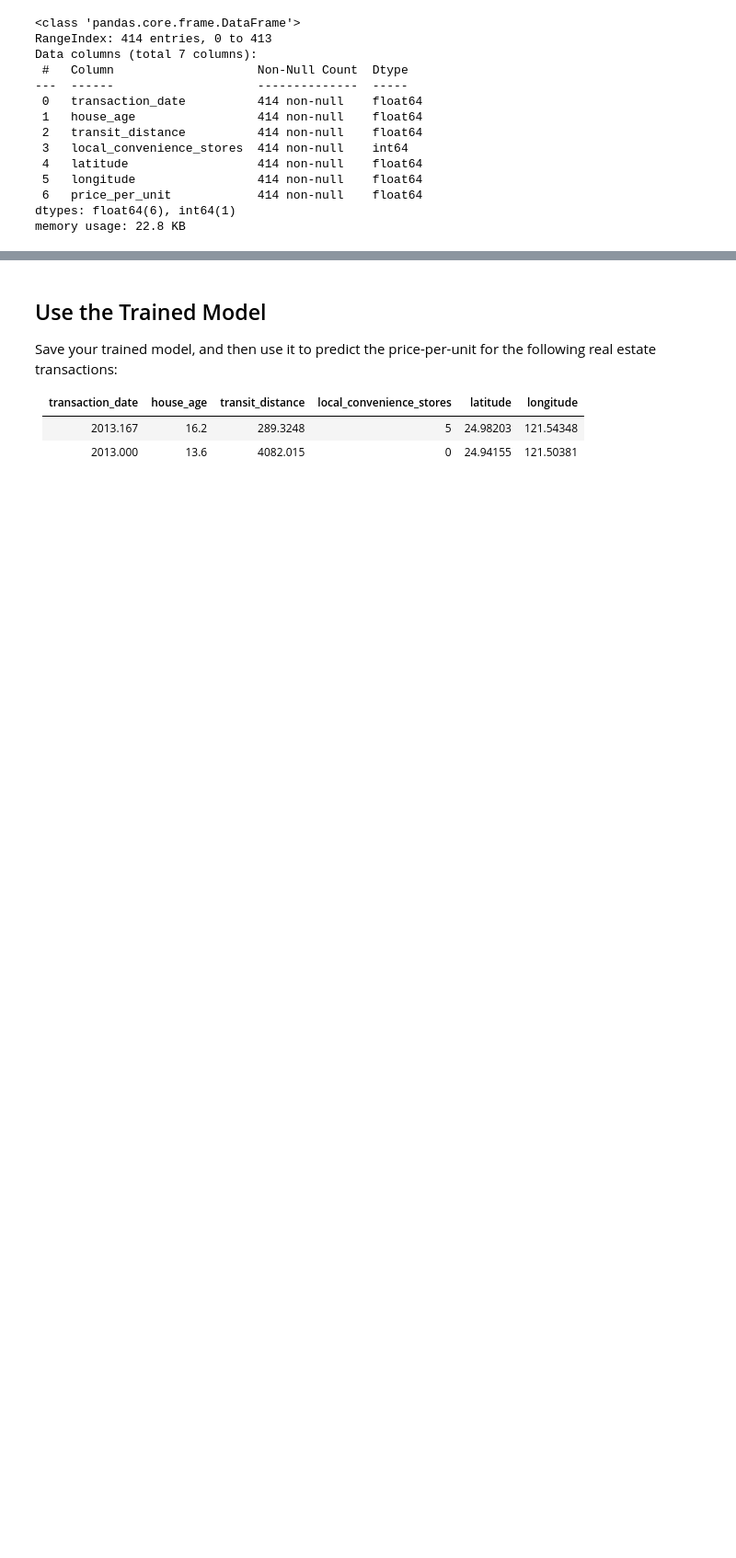
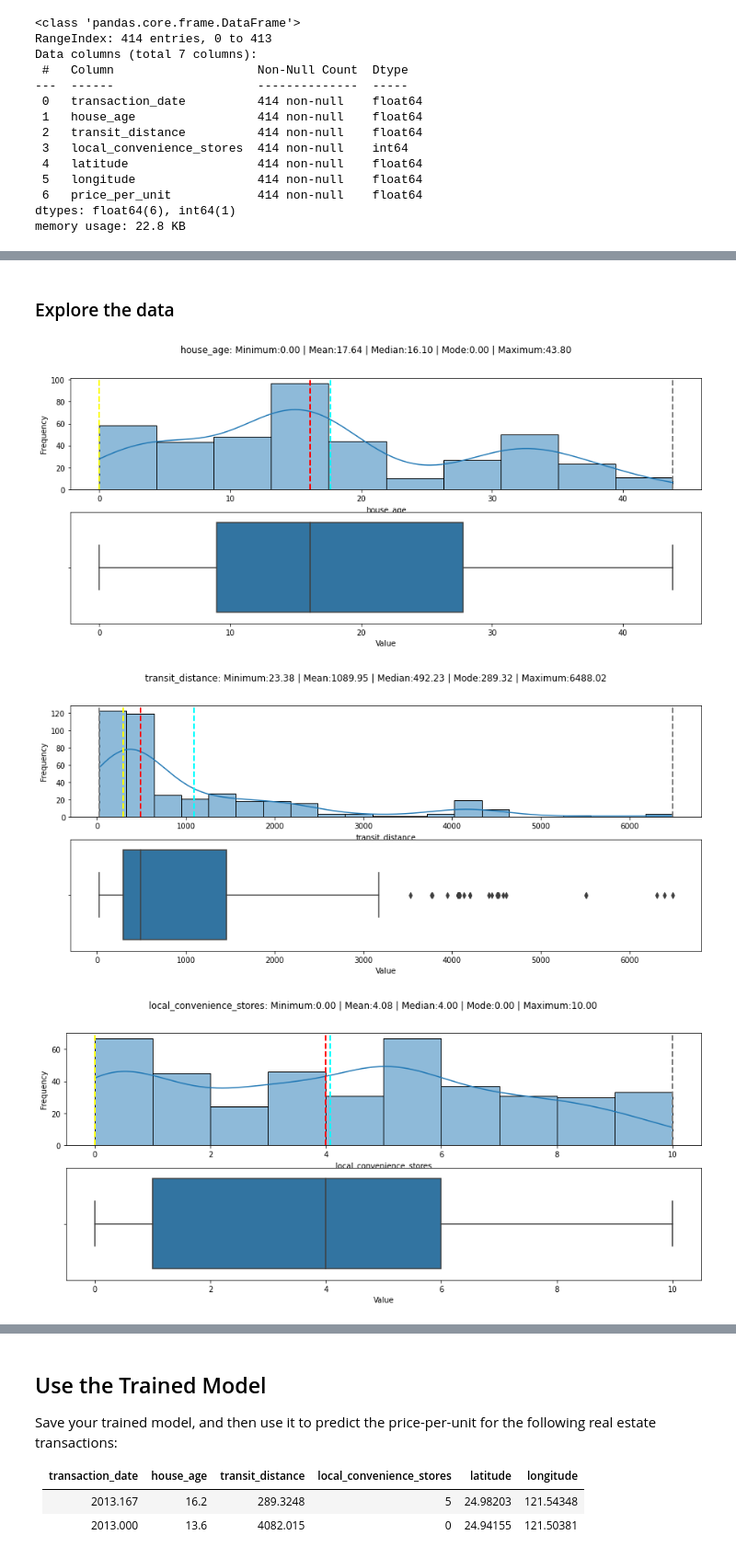
Before and after one commit to Berezovikov-A/ms_ml_challenges, a Jupyter notebook: 02 - Real Estate Regression Challenge.ipynb, the cells around one changed output, grey strips where cells are left out. Shown at 92% size. Drawn from its saved outputs; the diff is of its cells as text; code cells hidden in the pictures; blank space fills up the shorter version.

```diff
--- a/02 - Real Estate Regression Challenge.ipynb
+++ b/02 - Real Estate Regression Challenge.ipynb
@@ -88,0 +99,9 @@ plots.show_distribution(data[label])
+# %% [markdown]
+### Explore the data
+# %%
+for feature in numerical_features:
+    plots.show_distribution(data[feature])
+# %% [output]
+[figure, added]
+[figure, added]
+[figure, added]
```
Also changed, not shown: parts of 18 cells of this notebook, 1 other file.
